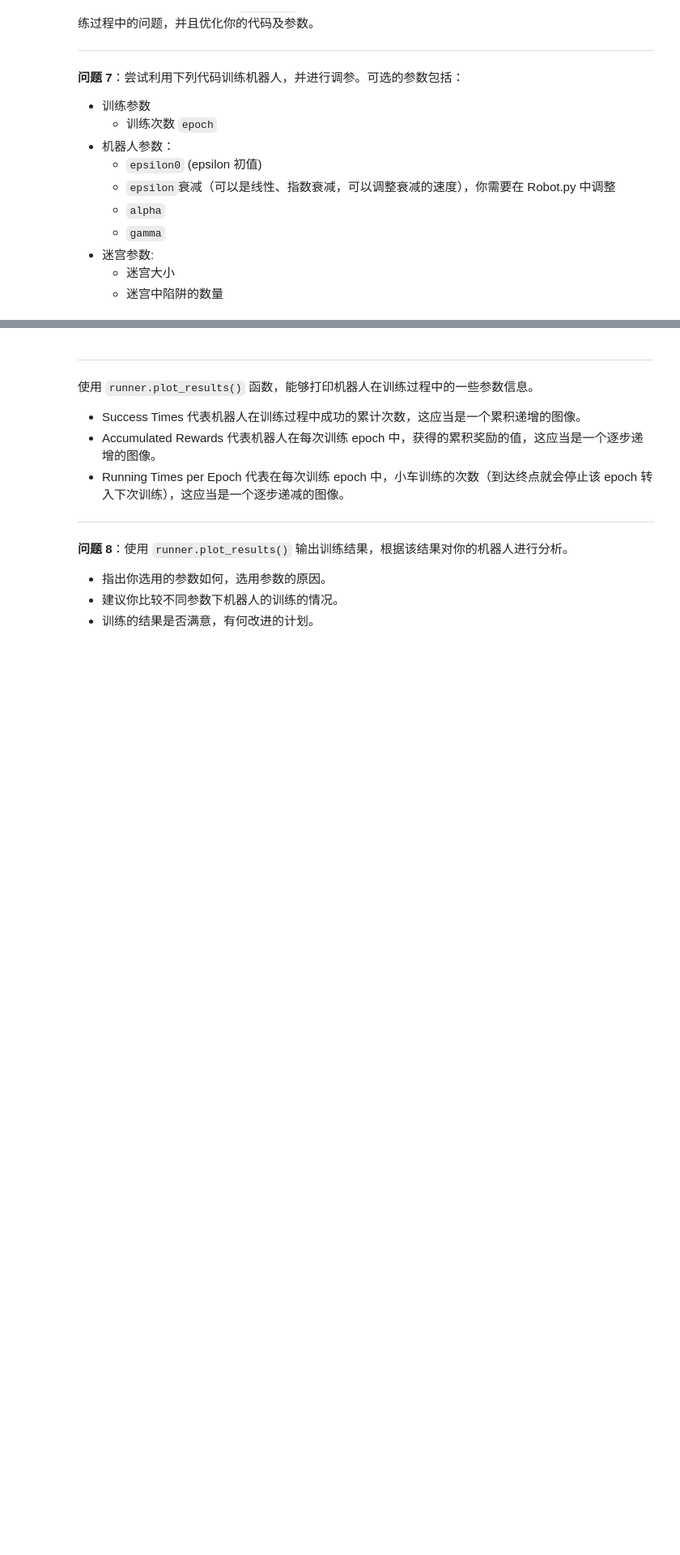
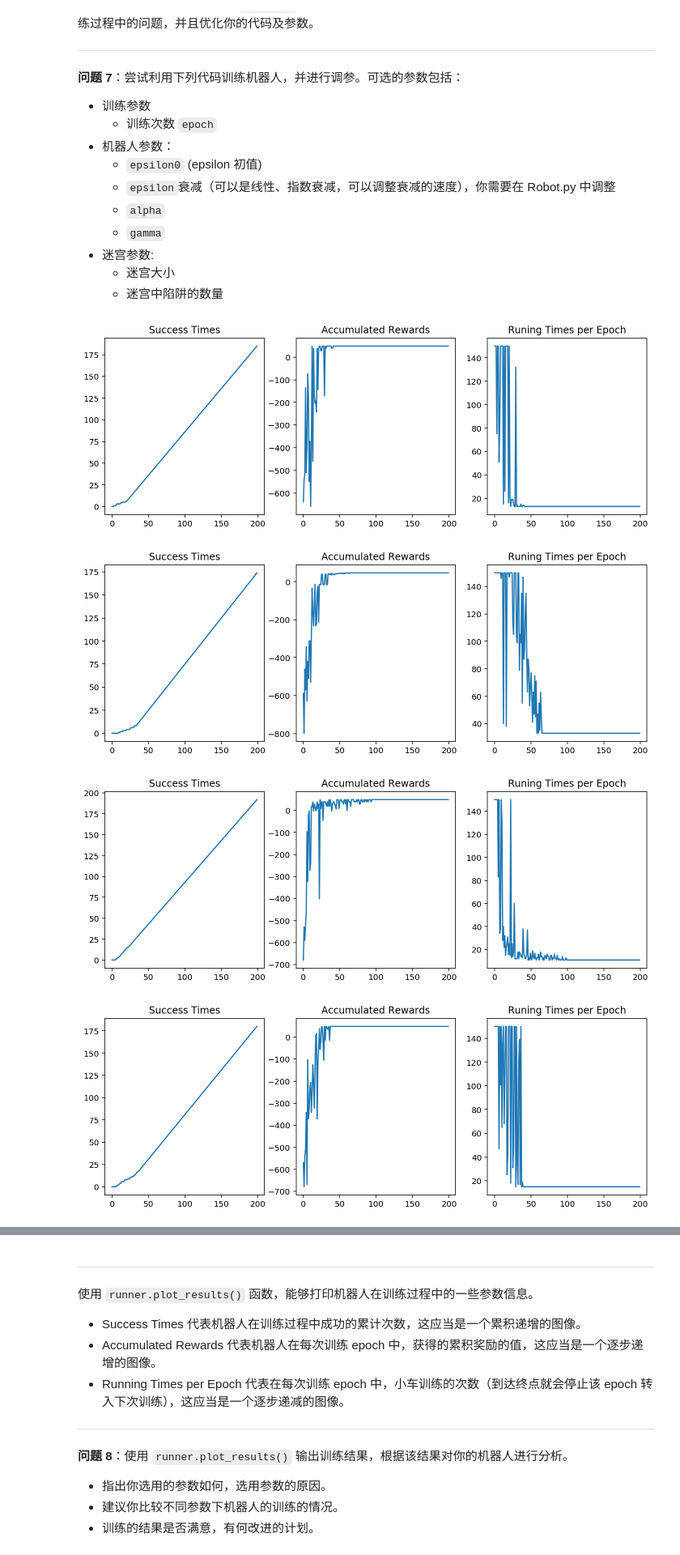
Before and after one commit to NARUTONBM/Uda-machine-learning, a Jupyter notebook: Reinforcement_learning/Maze/robot_maze.ipynb, the cells around one changed output, grey strips where cells are left out. Shown at 81% size. Cells and saved outputs as stored; diff of their text form; code cells hidden in the pictures; blank space fills up the shorter version.

Commit message:
update project P5 'Maze' after the first review

```diff
--- a/Reinforcement_learning/Maze/robot_maze.ipynb
+++ b/Reinforcement_learning/Maze/robot_maze.ipynb
@@ -239,21 +239,44 @@ Maze of size (6, 10)
     - 迷宫中陷阱的数量
 # %%
 ## 可选的参数：
-epoch = 20
+epoch = 200
 
-epsilon0 = 0.3
-alpha = 0.5
+epsilon0 = 1
+alpha = 0.6
 gamma = 0.9
 
-maze_size = (6,6)
+maze_size = (12,12)
 trap_number = 1
 # %%
 from Runner import Runner
 
-g = Maze(maze_size=maze_size,trap_number=trap_number)
-r = Robot(g,alpha=alpha, epsilon0=epsilon0, gamma=gamma)
-r.set_status(learning=True)
+def test_params(t_epoch, t_epsilon0, t_alpha, t_gamma):
+    epoch = t_epoch
 
-runner = Runner(r, g)
-runner.run_training(epoch, display_direction=True)
-# runner.generate_movie(filename = "final1.mp4") # 你可以注释该行代码，加快运行速度，不过你就无法观察到视频了。
+    epsilon0 = t_epsilon0
+    alpha = t_alpha
+    gamma = t_gamma
+
+    maze_size = (12,12)
+    trap_number = 4
+
+    g = Maze(maze_size=maze_size,trap_number=trap_number)
+    r = Robot(g,alpha=alpha, epsilon0=epsilon0, gamma=gamma)
+    r.set_status(learning=True)
+
+    runner = Runner(r, g)
+    runner.run_training(epoch, display_direction=True)
+    # runner.generate_movie(filename = "final1.mp4") # 你可以注释该行代码，加快运行速度，不过你就无法观察到视频了。
+    runner.plot_results()
+
+
+test_params(200, 1.0, 0.8, 0.9)
+test_params(200, 1.0, 0.7, 0.9)
+test_params(200, 1.0, 0.6, 0.9)
+test_params(200, 1.0, 0.5, 0.9)
+test_params(200, 1.0, 0.4, 0.9)
+# %% [output]
+[figure, added]
+[figure, added]
+[figure, added]
+[figure, added]
```
Also changed, not shown: parts of 11 cells of this notebook, 2 other files.
